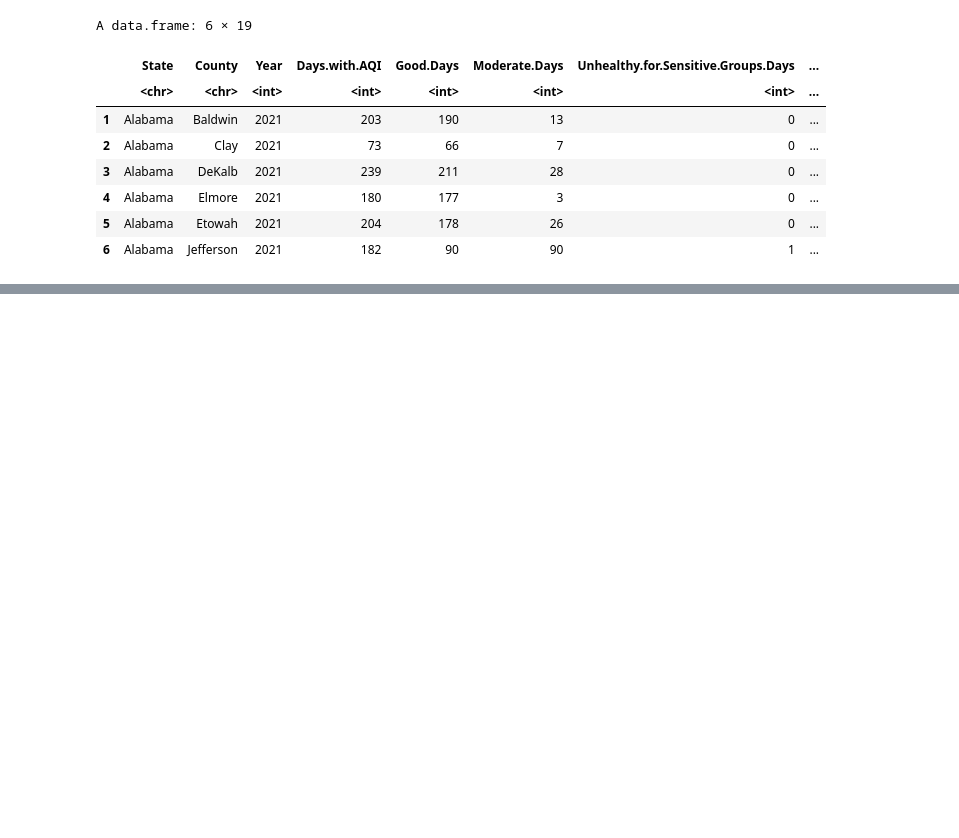
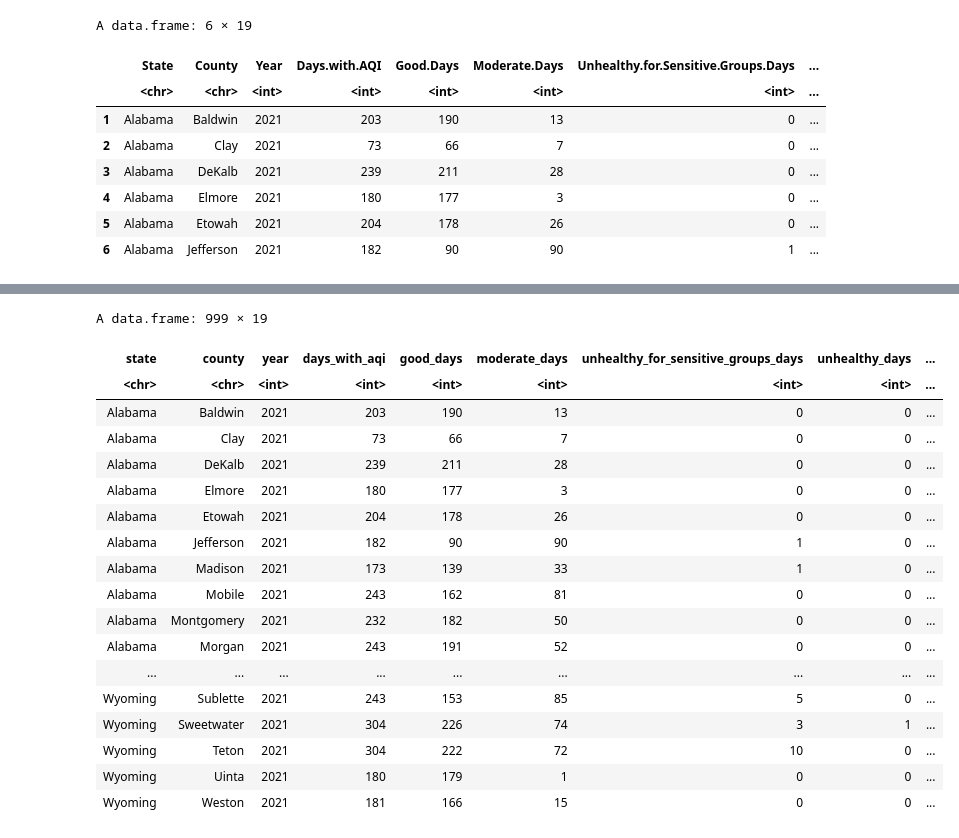
Before and after one commit to Hansen0014/Air-quality-data, a Jupyter notebook: Proposal.ipynb, the cells around one changed output, grey strips where cells are left out. Saved outputs shown, nothing was run; the diff lists cells and outputs as text; code cells hidden in the pictures; blank space fills up the shorter version.

```diff
--- a/Proposal.ipynb
+++ b/Proposal.ipynb
@@ -52,0 +42,22 @@ A data.frame: 6 × 19
+# %%
+Air_quality_c <- clean_names(Air_quality) %>%
+# %% [output]
+A data.frame: 999 × 19
+| state | county | year | days_with_aqi | good_days | moderate_days | unhealthy_for_sensitive_groups_days | unhealthy_days | ... |
+| <chr> | <chr> | <int> | <int> | <int> | <int> | <int> | <int> | ... |
+| Alabama | Baldwin | 2021 | 203 | 190 | 13 | 0 | 0 | ... |
+| Alabama | Clay | 2021 | 73 | 66 | 7 | 0 | 0 | ... |
+| Alabama | DeKalb | 2021 | 239 | 211 | 28 | 0 | 0 | ... |
+| Alabama | Elmore | 2021 | 180 | 177 | 3 | 0 | 0 | ... |
+| Alabama | Etowah | 2021 | 204 | 178 | 26 | 0 | 0 | ... |
+| Alabama | Jefferson | 2021 | 182 | 90 | 90 | 1 | 0 | ... |
+| Alabama | Madison | 2021 | 173 | 139 | 33 | 1 | 0 | ... |
+| Alabama | Mobile | 2021 | 243 | 162 | 81 | 0 | 0 | ... |
+| Alabama | Montgomery | 2021 | 232 | 182 | 50 | 0 | 0 | ... |
+| Alabama | Morgan | 2021 | 243 | 191 | 52 | 0 | 0 | ... |
+| ... | ... | ... | ... | ... | ... | ... | ... | ... |
+| Wyoming | Sublette | 2021 | 243 | 153 | 85 | 5 | 0 | ... |
+| Wyoming | Sweetwater | 2021 | 304 | 226 | 74 | 3 | 1 | ... |
+| Wyoming | Teton | 2021 | 304 | 222 | 72 | 10 | 0 | ... |
+| Wyoming | Uinta | 2021 | 180 | 179 | 1 | 0 | 0 | ... |
+| Wyoming | Weston | 2021 | 181 | 166 | 15 | 0 | 0 | ... |
```
Also changed, not shown: parts of 3 cells of this notebook.
